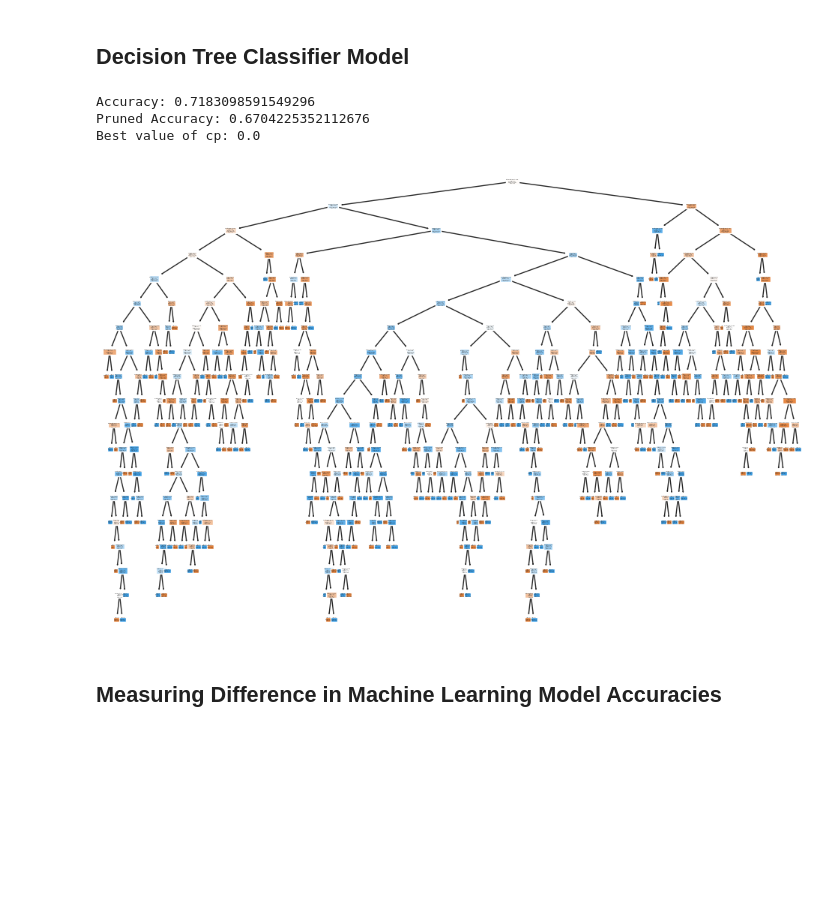
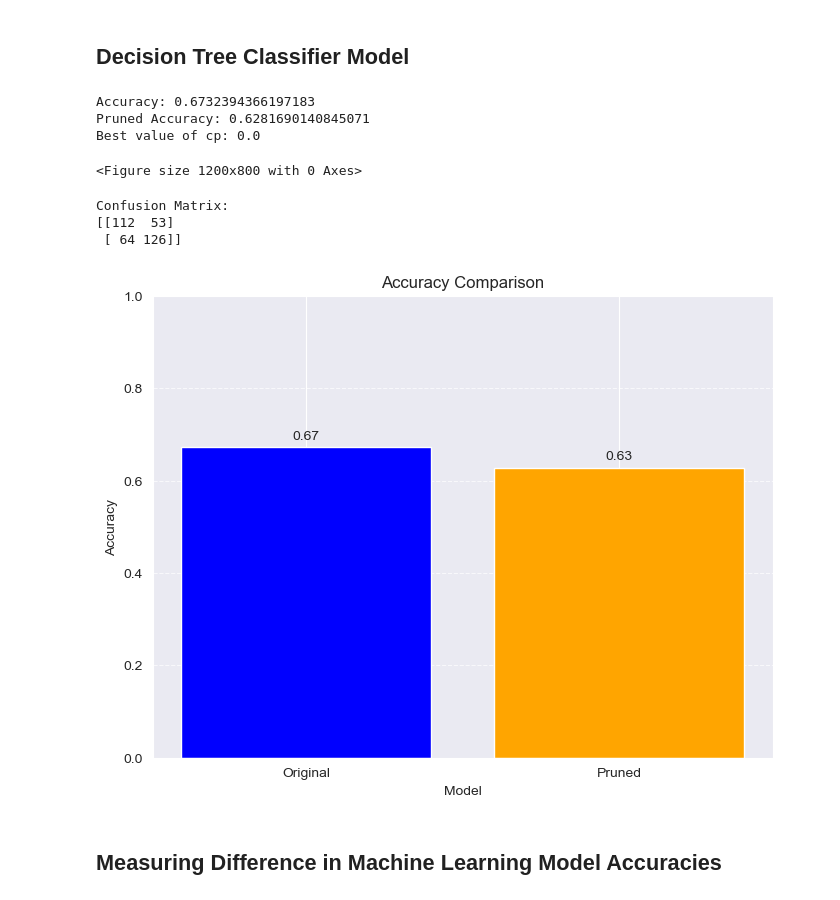
Before and after one commit to SamC0124/SClear_DDahal_MYinkaOke_Spotify_Project, a Jupyter notebook: cs3870_final_project.ipynb, the cells around one changed output. Drawn from its saved outputs; the diff is of its cells as text; code cells hidden in the pictures; blank space fills up the shorter version.

Commit message:
decision tree and plot, confusion matrix

```diff
--- a/cs3870_final_project.ipynb
+++ b/cs3870_final_project.ipynb
@@ -118,10 +116,10 @@ floor_divisor = len(cleared_data[cleared_data['popularity'] == 0]) // len(cleare
 current_new_data = []
 for i in range(len(cleared_data[cleared_data["popularity"] == 1])):
     current_new_data.append(cleared_data[cleared_data['popularity'] == 0].iloc[(i * floor_divisor)])
-print(current_new_data)
+#print(current_new_data)
 undersampled_dataframe = pd.DataFrame(data=current_new_data, columns=columns_data)
-print(undersampled_dataframe)
-all_data = undersampled_dataframe.append(cleared_data[cleared_data['popularity'] == 1])
+#print(undersampled_dataframe)
+all_data = pd.concat([undersampled_dataframe, cleared_data[cleared_data['popularity'] == 1]])
 print(f"New Positive Class Size: {len(all_data[all_data['popularity'] == 1])}, Negative Class Size: {len(all_data[all_data['popularity'] == 0])}")
 print("Data should now be balanced, however a large amount of data was lost. We may decrease the minimum popularity score needed to be labeled \'popular\'.")
 
@@ -897,38 +879,65 @@ ccp_path = clf.cost_complexity_pruning_path(X_train, y_train)
 # Use the ccp_path to find the best value of cp to use to prune the full tree
 best_cp_index = np.argmin(ccp_path['ccp_alphas'])
 best_cp = ccp_path['ccp_alphas'][best_cp_index]
 
 # Use the best value of cp to prune the full tree
 pruned_clf = tree.DecisionTreeClassifier(criterion='entropy', splitter='best', min_samples_split=2,
                                          min_samples_leaf=1,
                                          ccp_alpha=best_cp, random_state=3870)
 pruned_clf.fit(X_train, y_train)
 
 # Evaluate the pruned classifier on the testing data
 pruned_accuracy = pruned_clf.score(X_test, y_test)
 print("Pruned Accuracy:", pruned_accuracy)
 
 # Print the best value of cp
 print("Best value of cp:", best_cp)
 
 # Prune the tree
 popularity_prune = tree.DecisionTreeClassifier(ccp_alpha=best_cp)
 popularity_prune.fit(X_train, y_train)
 
 # Plot the tree
 plt.figure(figsize=(12, 8))
-tree.plot_tree(popularity_prune, filled=True, feature_names=X_train.columns,
-               class_names=popularity_prune.classes_.astype(str))
+#tree.plot_tree(popularity_prune, filled=True, feature_names=X_train.columns, class_names=popularity_prune.classe.astype(str))
 plt.show()
 
 pred_decision_tree = popularity_prune.predict_proba(X_test)[:, 0]
 
 tpr_decision_tree, fpr_decision_tree, thresholds = roc_curve(y_test, pred_decision_tree)
+
+# Confusion matrix for pruned classifier
+# Predictions
+y_pred = popularity_prune.predict(X_test)
+# Confusion matrix
+conf_matrix = confusion_matrix(y_test, y_pred)
+print("Confusion Matrix:")
+print(conf_matrix)
+
+# Data
+models = ['Original', 'Pruned']
+accuracies = [accuracy, pruned_accuracy]
+
+# Plot
+plt.figure(figsize=(8, 6))
+plt.bar(models, accuracies, color=['blue', 'orange'])
+plt.title('Accuracy Comparison')
+plt.xlabel('Model')
+plt.ylabel('Accuracy')
+plt.ylim(0, 1)
+plt.grid(axis='y', linestyle='--', alpha=0.7)
+for i, acc in enumerate(accuracies):
+    plt.text(i, acc + 0.01, f'{acc:.2f}', ha='center', va='bottom', fontsize=10)
+plt.show()
 # %% [output]
-Accuracy: 0.7183098591549296
-Pruned Accuracy: 0.6704225352112676
+Accuracy: 0.6732394366197183
+Pruned Accuracy: 0.6281690140845071
 Best value of cp: 0.0
+<Figure size 1200x800 with 0 Axes>
+Confusion Matrix:
+[[112  53]
+ [ 64 126]]
-[figure, old version]
+[figure, new version]
 # %% [markdown]
 ## Measuring Difference in Machine Learning Model Accuracies
 # %%
```
Also changed, not shown: parts of 8 cells of this notebook.
